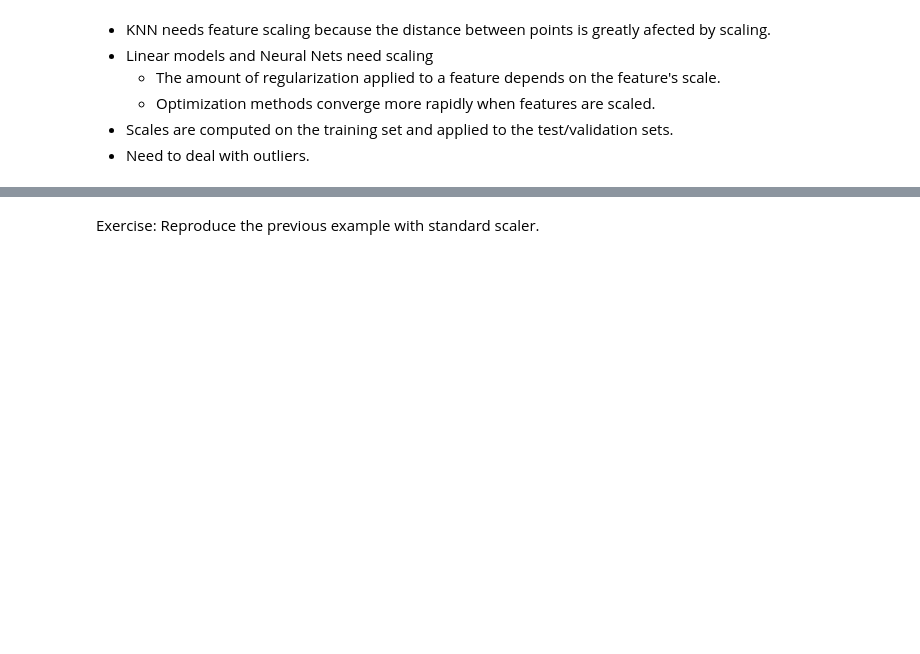
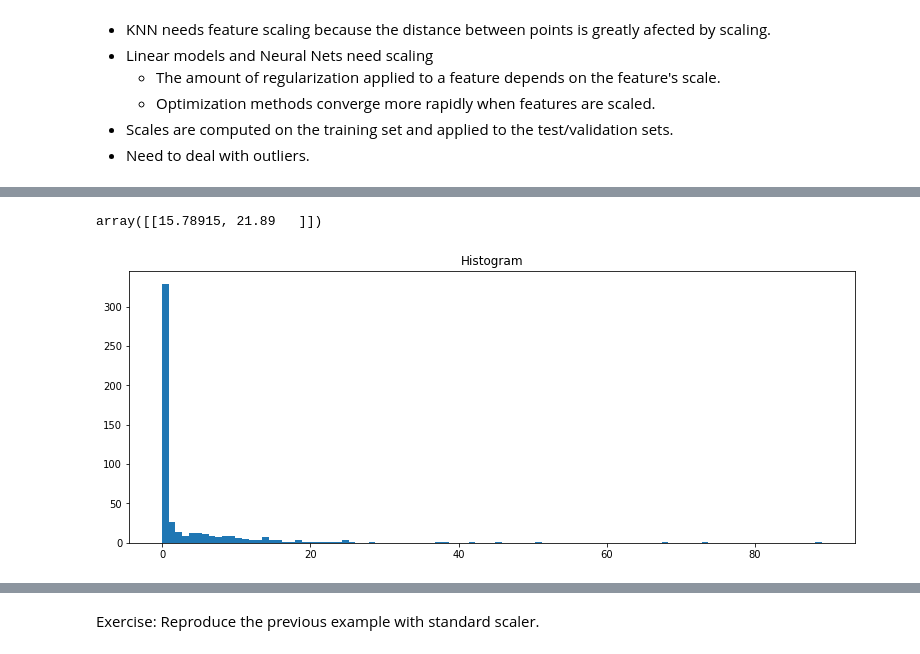
Before and after one commit to yanneta/ML-notebooks, a Jupyter notebook: feature_eng_lecture.ipynb, the cells around one changed output, grey strips where cells are left out. Saved outputs shown, nothing was run; the diff lists cells and outputs as text; code cells hidden in the pictures; blank space fills up the shorter version.

```diff
--- a/feature_eng_lecture.ipynb
+++ b/feature_eng_lecture.ipynb
@@ -178,0 +159,5 @@ X = (X - mean)/std
+# %%
+# first two fatures of the boston data
+X = boston.data[:,[0,2]]
+y = boston.target
+X.shape
@@ -178,0 +176,10 @@ X = (X - mean)/std
+# %%
+np.quantile(X, 0.95, axis=0, keepdims=True)
+# %% [output]
+array([[15.78915, 21.89   ]])
+# %%
+plt.hist(X[:,0], bins='auto')  # arguments are passed to np.histogram
+plt.title("Histogram")
+plt.show()
+# %% [output]
+[figure, added]
```
Also changed, not shown: parts of 51 cells of this notebook.
